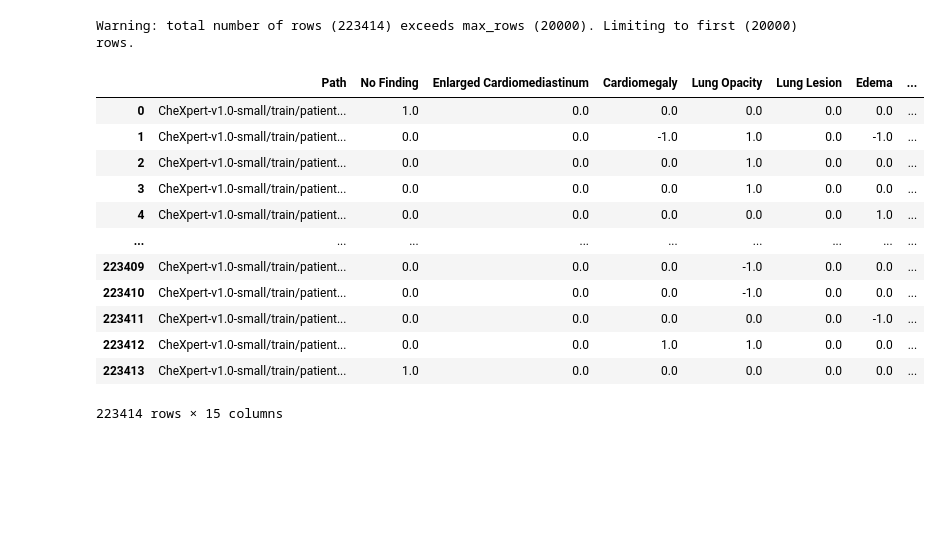
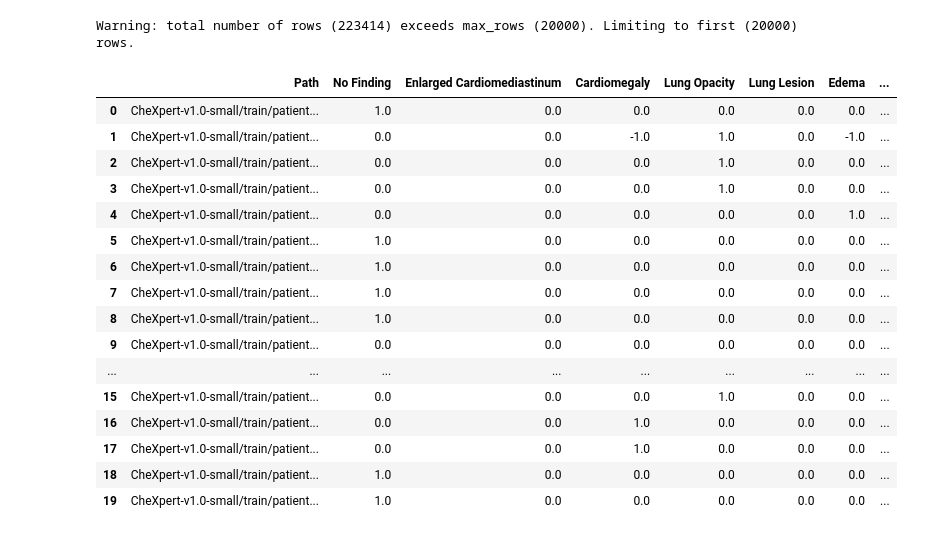
Before and after one commit to Vo-Linh/FDS_midterm, a Jupyter notebook: ch07.ipynb, the cells around one changed output. Cells and saved outputs as stored; diff of their text form; code cells hidden in the pictures; blank space fills up the shorter version.

```diff
--- a/ch07.ipynb
+++ b/ch07.ipynb
@@ -909,18 +1013,23 @@ expert_df
 Warning: total number of rows (223414) exceeds max_rows (20000). Limiting to first (20000) rows.
 # %%
 expert_format = expert_df.drop(['Sex', 'Age', 'Frontal/Lateral', 'AP/PA'], axis = 1)
-expert_format.replace(np.nan, 0)
+expert_format = expert_format.replace(np.nan, 0)
+expert_format.head(20)
 # %% [output]
 |  | Path | No Finding | Enlarged Cardiomediastinum | Cardiomegaly | Lung Opacity | Lung Lesion | Edema | ... |
 | 0 | CheXpert-v1.0-small/train/patient... | 1.0 | 0.0 | 0.0 | 0.0 | 0.0 | 0.0 | ... |
 | 1 | CheXpert-v1.0-small/train/patient... | 0.0 | 0.0 | -1.0 | 1.0 | 0.0 | -1.0 | ... |
 | 2 | CheXpert-v1.0-small/train/patient... | 0.0 | 0.0 | 0.0 | 1.0 | 0.0 | 0.0 | ... |
 | 3 | CheXpert-v1.0-small/train/patient... | 0.0 | 0.0 | 0.0 | 1.0 | 0.0 | 0.0 | ... |
 | 4 | CheXpert-v1.0-small/train/patient... | 0.0 | 0.0 | 0.0 | 0.0 | 0.0 | 1.0 | ... |
+| 5 | CheXpert-v1.0-small/train/patient... | 1.0 | 0.0 | 0.0 | 0.0 | 0.0 | 0.0 | ... |
+| 6 | CheXpert-v1.0-small/train/patient... | 1.0 | 0.0 | 0.0 | 0.0 | 0.0 | 0.0 | ... |
+| 7 | CheXpert-v1.0-small/train/patient... | 1.0 | 0.0 | 0.0 | 0.0 | 0.0 | 0.0 | ... |
+| 8 | CheXpert-v1.0-small/train/patient... | 1.0 | 0.0 | 0.0 | 0.0 | 0.0 | 0.0 | ... |
+| 9 | CheXpert-v1.0-small/train/patient... | 0.0 | 0.0 | 0.0 | 0.0 | 0.0 | 0.0 | ... |
 | ... | ... | ... | ... | ... | ... | ... | ... | ... |
-| 223409 | CheXpert-v1.0-small/train/patient... | 0.0 | 0.0 | 0.0 | -1.0 | 0.0 | 0.0 | ... |
-| 223410 | CheXpert-v1.0-small/train/patient... | 0.0 | 0.0 | 0.0 | -1.0 | 0.0 | 0.0 | ... |
-| 223411 | CheXpert-v1.0-small/train/patient... | 0.0 | 0.0 | 0.0 | 0.0 | 0.0 | -1.0 | ... |
-| 223412 | CheXpert-v1.0-small/train/patient... | 0.0 | 0.0 | 1.0 | 1.0 | 0.0 | 0.0 | ... |
-| 223413 | CheXpert-v1.0-small/train/patient... | 1.0 | 0.0 | 0.0 | 0.0 | 0.0 | 0.0 | ... |
+| 15 | CheXpert-v1.0-small/train/patient... | 0.0 | 0.0 | 0.0 | 1.0 | 0.0 | 0.0 | ... |
+| 16 | CheXpert-v1.0-small/train/patient... | 0.0 | 0.0 | 1.0 | 0.0 | 0.0 | 0.0 | ... |
+| 17 | CheXpert-v1.0-small/train/patient... | 0.0 | 0.0 | 1.0 | 0.0 | 0.0 | 0.0 | ... |
+| 18 | CheXpert-v1.0-small/train/patient... | 1.0 | 0.0 | 0.0 | 0.0 | 0.0 | 0.0 | ... |
+| 19 | CheXpert-v1.0-small/train/patient... | 1.0 | 0.0 | 0.0 | 0.0 | 0.0 | 0.0 | ... |
-223414 rows × 15 columns
```
Also changed, not shown: parts of 45 cells of this notebook.
